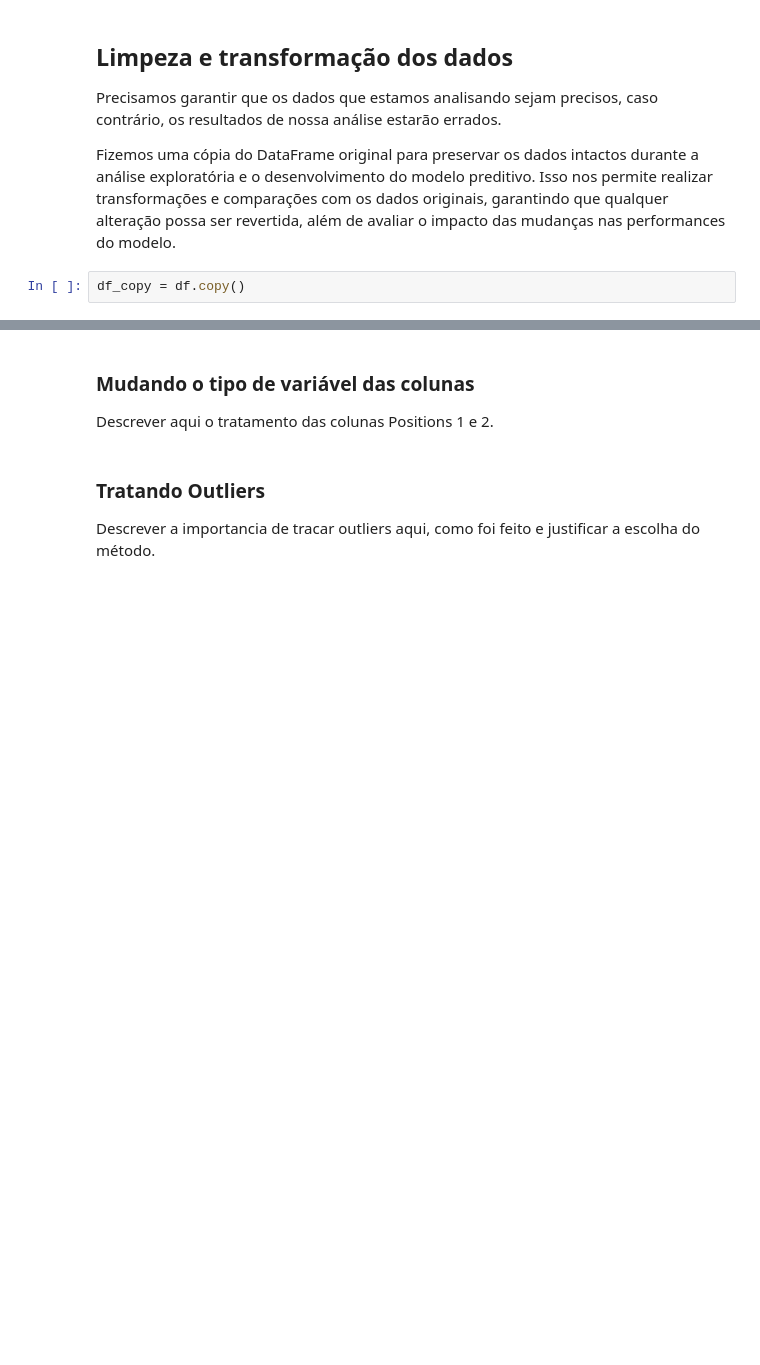
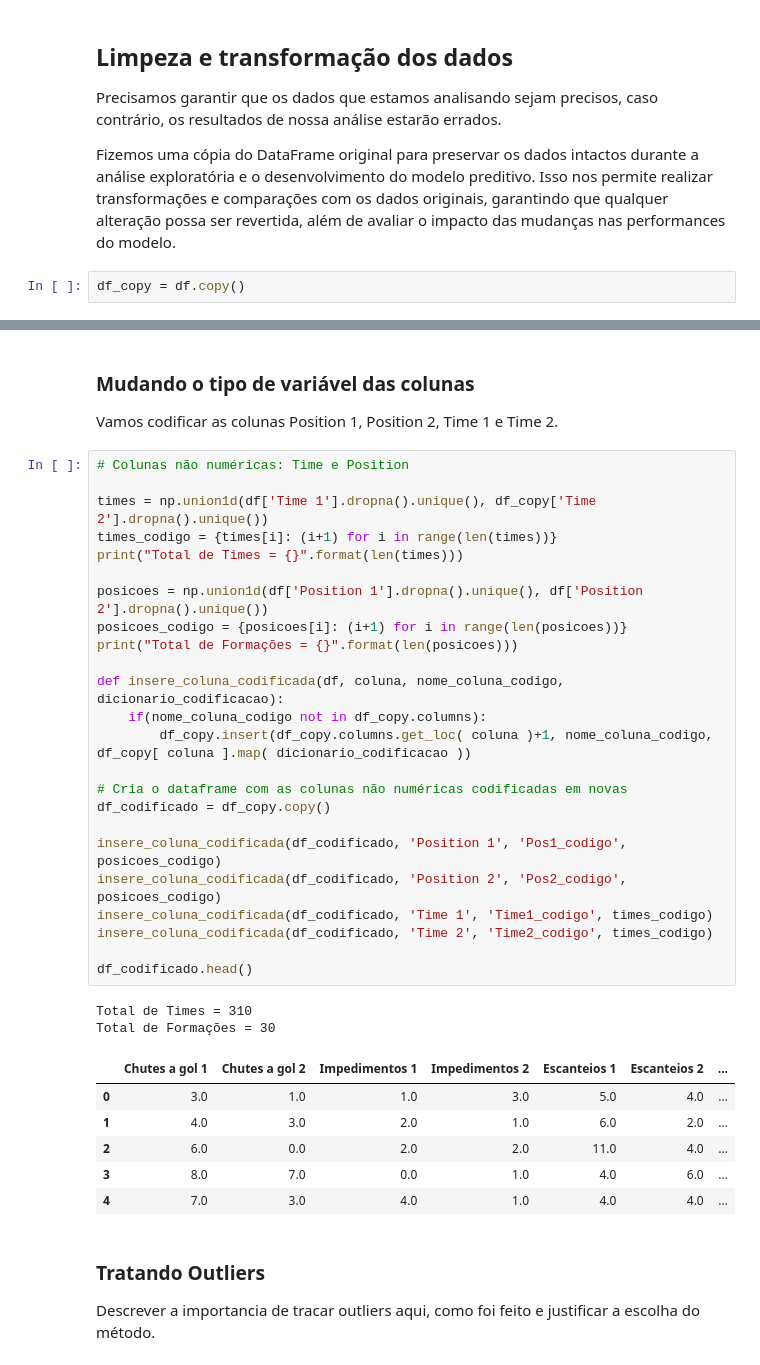
Before and after one commit to UFRJ-Analytica/PS-2025.1, a Jupyter notebook: analise_exploratorio.ipynb, the cells around one changed output, grey strips where cells are left out. Saved outputs shown, nothing was run; the diff lists cells and outputs as text; blank space fills up the shorter version.

```diff
--- a/analise_exploratorio.ipynb
+++ b/analise_exploratorio.ipynb
@@ -130,6 +203,40 @@ Descrever o método usado aqui ...
 # %% [markdown]
 ### Mudando o tipo de variável das colunas
-Descrever aqui o tratamento das colunas Positions 1 e 2.
+
+Vamos codificar as colunas Position 1, Position 2, Time 1 e Time 2.
+# %%
+# Colunas não numéricas: Time e Position
+
+times = np.union1d(df['Time 1'].dropna().unique(), df_copy['Time 2'].dropna().unique())
+times_codigo = {times[i]: (i+1) for i in range(len(times))}
+print("Total de Times = {}".format(len(times)))
+
+posicoes = np.union1d(df['Position 1'].dropna().unique(), df['Position 2'].dropna().unique())
+posicoes_codigo = {posicoes[i]: (i+1) for i in range(len(posicoes))}
+print("Total de Formações = {}".format(len(posicoes)))
+
+def insere_coluna_codificada(df, coluna, nome_coluna_codigo, dicionario_codificacao):
+    if(nome_coluna_codigo not in df_copy.columns):
+        df_copy.insert(df_copy.columns.get_loc( coluna )+1, nome_coluna_codigo, df_copy[ coluna ].map( dicionario_codificacao ))
+
+# Cria o dataframe com as colunas não numéricas codificadas em novas
+df_codificado = df_copy.copy()
+
+insere_coluna_codificada(df_codificado, 'Position 1', 'Pos1_codigo', posicoes_codigo)
+insere_coluna_codificada(df_codificado, 'Position 2', 'Pos2_codigo', posicoes_codigo)
+insere_coluna_codificada(df_codificado, 'Time 1', 'Time1_codigo', times_codigo)
+insere_coluna_codificada(df_codificado, 'Time 2', 'Time2_codigo', times_codigo)
+
+df_codificado.head()
+# %% [output]
+Total de Times = 310
+Total de Formações = 30
+|  | Chutes a gol 1 | Chutes a gol 2 | Impedimentos 1 | Impedimentos 2 | Escanteios 1 | Escanteios 2 | ... |
+| 0 | 3.0 | 1.0 | 1.0 | 3.0 | 5.0 | 4.0 | ... |
+| 1 | 4.0 | 3.0 | 2.0 | 1.0 | 6.0 | 2.0 | ... |
+| 2 | 6.0 | 0.0 | 2.0 | 2.0 | 11.0 | 4.0 | ... |
+| 3 | 8.0 | 7.0 | 0.0 | 1.0 | 4.0 | 6.0 | ... |
+| 4 | 7.0 | 3.0 | 4.0 | 1.0 | 4.0 | 4.0 | ... |
 # %% [markdown]
 ### Tratando Outliers
 
```
Also changed, not shown: parts of 19 cells of this notebook.
